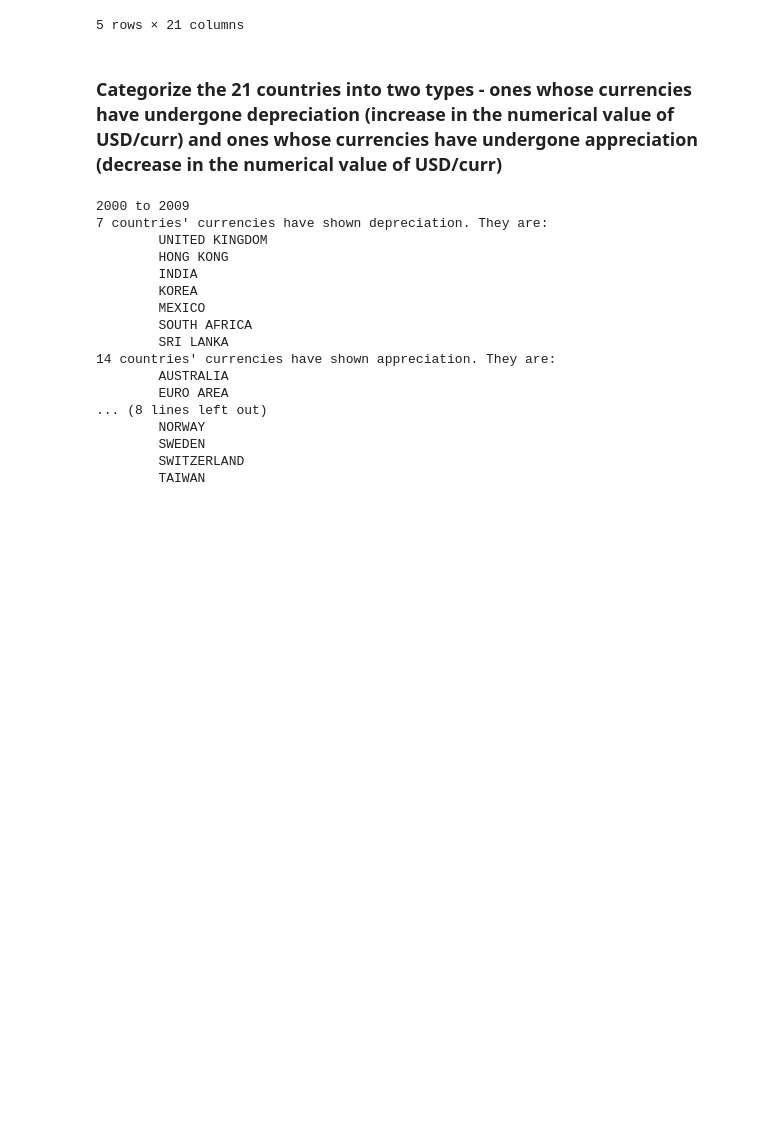
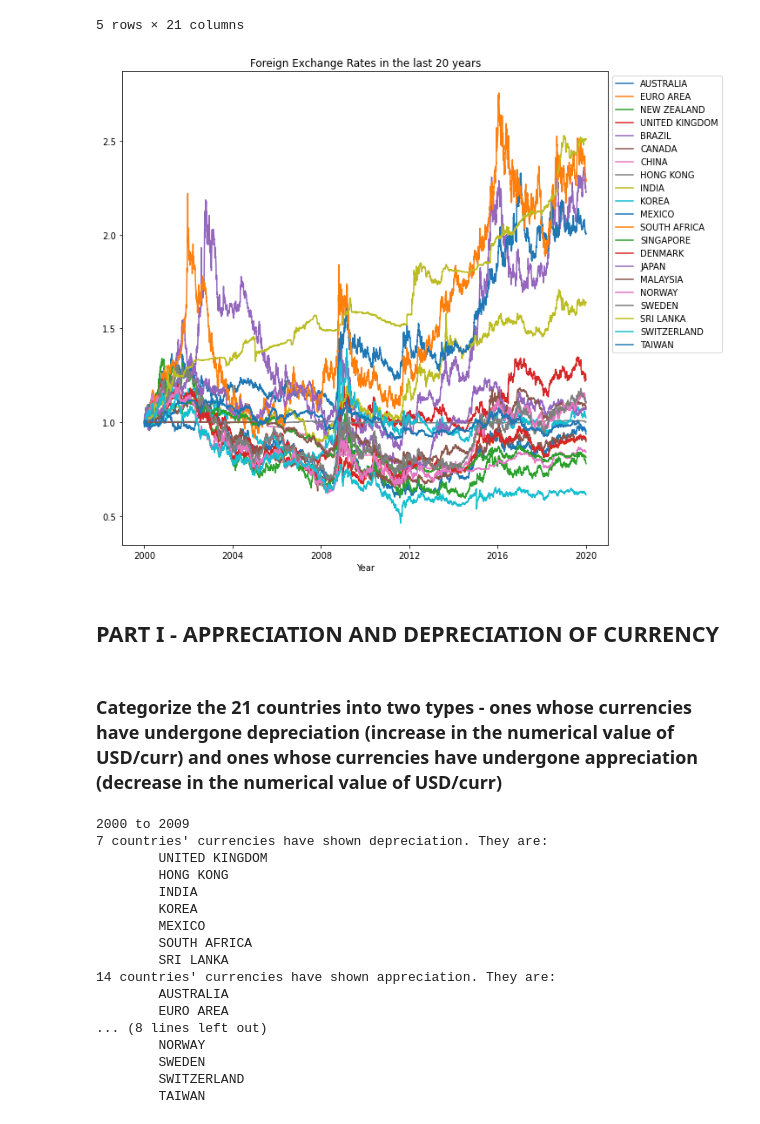
Before and after one commit to monisha-jeg/visualization_forex, a Jupyter notebook: data_viz.ipynb, the cells around one changed output. Cells and saved outputs as stored; diff of their text form; code cells hidden in the pictures; blank space fills up the shorter version.

```diff
--- a/data_viz.ipynb
+++ b/data_viz.ipynb
@@ -92,6 +94,16 @@ scaled_df.head()
 | 2000-01-06 | 1.007843 | 0.983650 | 1.021174 | 0.987634 | 1.019391 | 1.007328 | 0.999988 | 1.000257 | 1.0 | ... |
 | 2000-01-07 | 1.006591 | 0.986493 | 1.018231 | 0.993166 | 1.014404 | 1.002765 | 0.999952 | 1.000231 | 1.0 | ... |
 5 rows × 21 columns
+# %%
+fig, ax = plt.subplots(figsize=(10,10))
+plt.plot(scaled_df)
+plt.xlabel('Year')
+plt.title('Foreign Exchange Rates in the last 20 years')
+_ = plt.legend(df.columns.values, bbox_to_anchor=(1, 1))
+# %% [output]
+[figure, added]
+# %% [markdown]
+## PART I - APPRECIATION AND DEPRECIATION OF CURRENCY
 # %% [markdown]
 ### Categorize the 21 countries into two types - ones whose currencies have undergone depreciation (increase in the numerical value of USD/curr) and ones whose currencies have undergone appreciation (decrease in the numerical value of USD/curr)
 # %%
```
Also changed, not shown: parts of 20 cells of this notebook, 1 other file.
